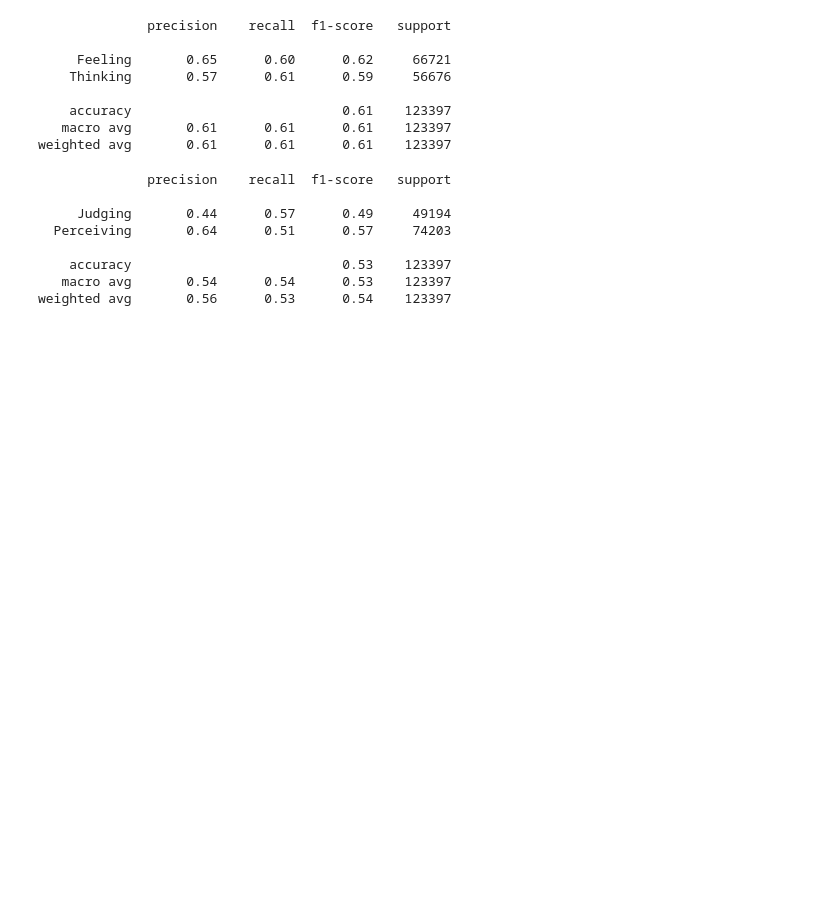
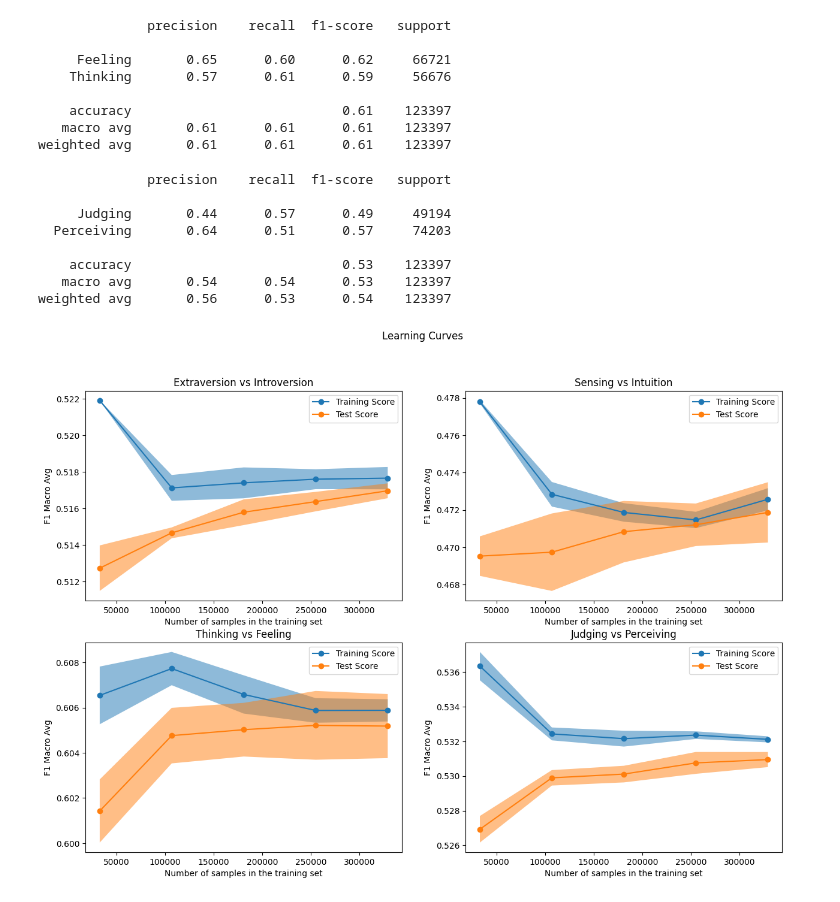
Before and after one commit to slouie88/myers_briggs_personalities, a Jupyter notebook: myers_briggs_model_development.ipynb, the cells around one changed output. Drawn from its saved outputs; the diff is of its cells as text; code cells hidden in the pictures; blank space fills up the shorter version.

Commit message:
Created learning curves for the initial classifiers

```diff
--- a/myers_briggs_model_development.ipynb
+++ b/myers_briggs_model_development.ipynb
@@ -456,3 +488,48 @@ evaluate(X_test_JP, y_test_JP, jp_classifier, ["Judging", "Perceiving"])
     accuracy                           0.53    123397
    macro avg       0.54      0.54      0.53    123397
 weighted avg       0.56      0.53      0.54    123397
+# %%
+# Learning cruves for the classifiers.
+fig, ax = plt.subplots(nrows=2, ncols=2, figsize=(15,10))
+ax = ax.flatten()
+
+# Extraversion vs Introversion.
+X_EI = np.concatenate((X_train_EI, X_test_EI), axis=0)
+y_EI = np.concatenate((y_train_EI, y_test_EI), axis=0)
+model0 = model_LR()
+LearningCurveDisplay.from_estimator(model0, X_EI, y_EI, scoring="f1_macro", score_name="F1 Macro Avg", score_type="both", n_jobs=4, line_kw={"marker": "o"}, random_state=42, ax=ax[0])
+handles0, label0 = ax[0].get_legend_handles_labels()
+ax[0].legend(handles0[:2], ["Training Score", "Test Score"])
+ax[0].set_title("Extraversion vs Introversion")
+
+# Sensing vs Intuition.
+X_SN = np.concatenate((X_train_SN, X_test_SN), axis=0)
+y_SN = np.concatenate((y_train_SN, y_test_SN), axis=0)
+model1 = model_LR()
+LearningCurveDisplay.from_estimator(model1, X_SN, y_SN, scoring="f1_macro", score_name="F1 Macro Avg", score_type="both", n_jobs=4, line_kw={"marker": "o"}, random_state=42, ax=ax[1])
+handles1, label1 = ax[1].get_legend_handles_labels()
+ax[1].legend(handles1[:2], ["Training Score", "Test Score"])
+ax[1].set_title("Sensing vs Intuition")
+
+# Thinking vs Feeling.
+X_TF = np.concatenate((X_train_TF, X_test_TF), axis=0)
+y_TF = np.concatenate((y_train_TF, y_test_TF), axis=0)
+model2 = model_LR()
+LearningCurveDisplay.from_estimator(model2, X_TF, y_TF, scoring="f1_macro", score_name="F1 Macro Avg", score_type="both", n_jobs=4, line_kw={"marker": "o"}, random_state=42, ax=ax[2])
+handles2, label2 = ax[2].get_legend_handles_labels()
+ax[2].legend(handles2[:2], ["Training Score", "Test Score"])
+ax[2].set_title("Thinking vs Feeling")
+
+# Judging vs Perceiving.
+X_JP = np.concatenate((X_train_JP, X_test_JP), axis=0)
+y_JP = np.concatenate((y_train_JP, y_test_JP), axis=0)
+model3 = model_LR()
+LearningCurveDisplay.from_estimator(model3, X_JP, y_JP, scoring="f1_macro", score_name="F1 Macro Avg", score_type="both", n_jobs=4, line_kw={"marker": "o"}, random_state=42, ax=ax[3])
+handles3, label3 = ax[3].get_legend_handles_labels()
+ax[3].legend(handles3[:2], ["Training Score", "Test Score"])
+ax[3].set_title("Judging vs Perceiving")
+
+fig.suptitle("Learning Curves")
+plt.show()
+# %% [output]
+[figure, added]
```
Also changed, not shown: parts of 4 cells of this notebook.
